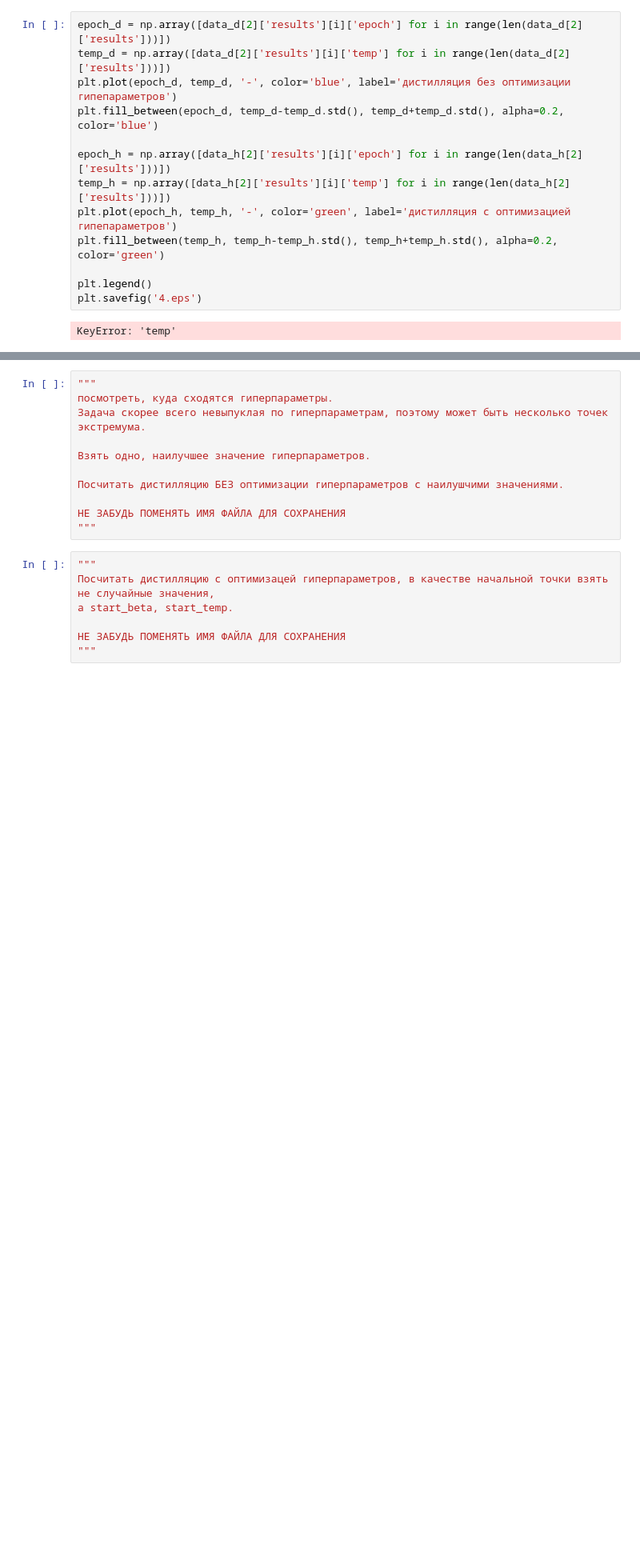
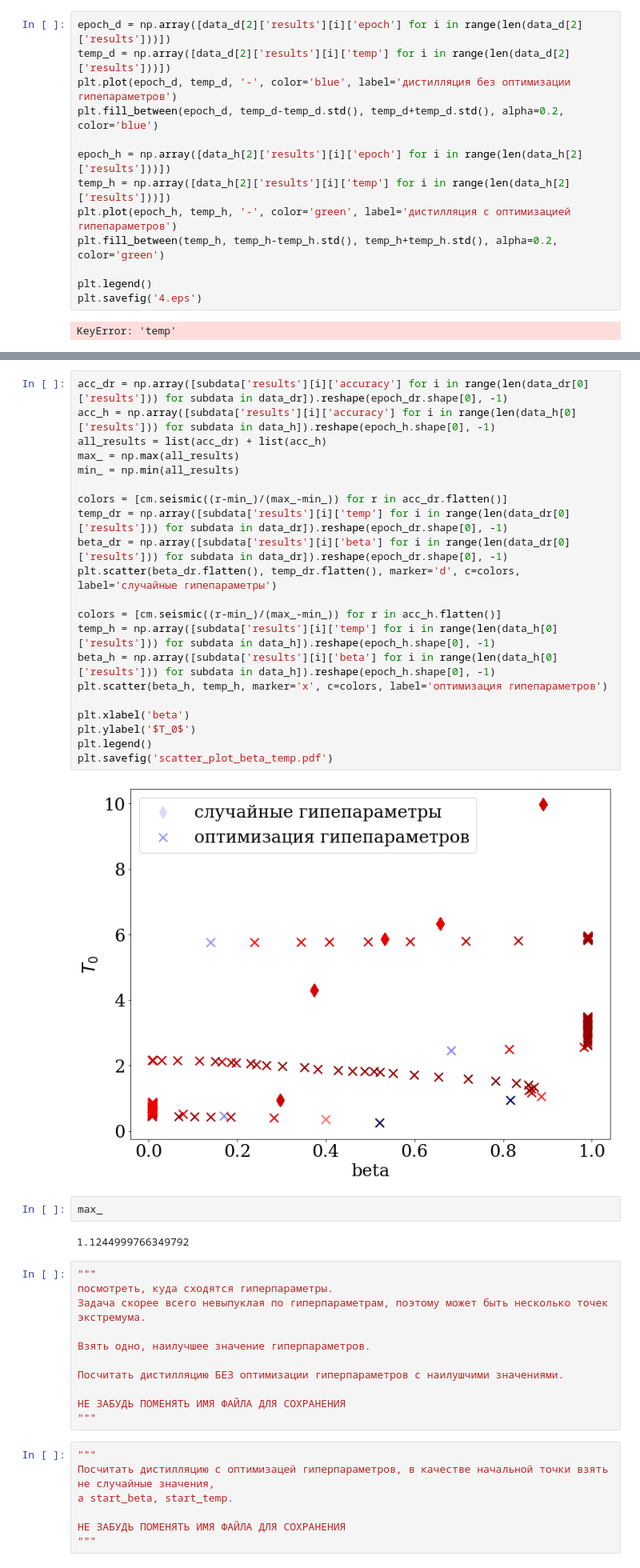
Before and after one commit to Intelligent-Systems-Phystech/MetaOptDistillation, a Jupyter notebook: notebooks/disti_experiment.ipynb, the cells around one changed output, grey strips where cells are left out. Shown at 80% size. Saved outputs shown, nothing was run; the diff lists cells and outputs as text; blank space fills up the shorter version.

```diff
--- a/code/disti_experiment.ipynb
+++ b/notebooks/disti_experiment.ipynb
@@ -445,3 +494,30 @@ KeyError: 'temp'
+# %%
+acc_dr = np.array([subdata['results'][i]['accuracy'] for i in range(len(data_dr[0]['results'])) for subdata in data_dr]).reshape(epoch_dr.shape[0], -1)
+acc_h = np.array([subdata['results'][i]['accuracy'] for i in range(len(data_h[0]['results'])) for subdata in data_h]).reshape(epoch_h.shape[0], -1)
+all_results = list(acc_dr) + list(acc_h)
+max_ = np.max(all_results)
+min_ = np.min(all_results)
+
+colors = [cm.seismic((r-min_)/(max_-min_)) for r in acc_dr.flatten()]
+temp_dr = np.array([subdata['results'][i]['temp'] for i in range(len(data_dr[0]['results'])) for subdata in data_dr]).reshape(epoch_dr.shape[0], -1)
+beta_dr = np.array([subdata['results'][i]['beta'] for i in range(len(data_dr[0]['results'])) for subdata in data_dr]).reshape(epoch_dr.shape[0], -1)
+plt.scatter(beta_dr.flatten(), temp_dr.flatten(), marker='d', c=colors, label='случайные гипепараметры')
+
+colors = [cm.seismic((r-min_)/(max_-min_)) for r in acc_h.flatten()]
+temp_h = np.array([subdata['results'][i]['temp'] for i in range(len(data_h[0]['results'])) for subdata in data_h]).reshape(epoch_h.shape[0], -1)
+beta_h = np.array([subdata['results'][i]['beta'] for i in range(len(data_h[0]['results'])) for subdata in data_h]).reshape(epoch_h.shape[0], -1)
+plt.scatter(beta_h, temp_h, marker='x', c=colors, label='оптимизация гипепараметров')
+
+plt.xlabel('beta')
+plt.ylabel('$T_0$')
+plt.legend()
+plt.savefig('scatter_plot_beta_temp.pdf')
+# %% [output]
+[figure, added]
+# %%
+max_
+# %% [output]
+1.1244999766349792
 # %%
 """
 посмотреть, куда сходятся гиперпараметры.
```
Also changed, not shown: parts of 7 cells of this notebook, 2 other files.
